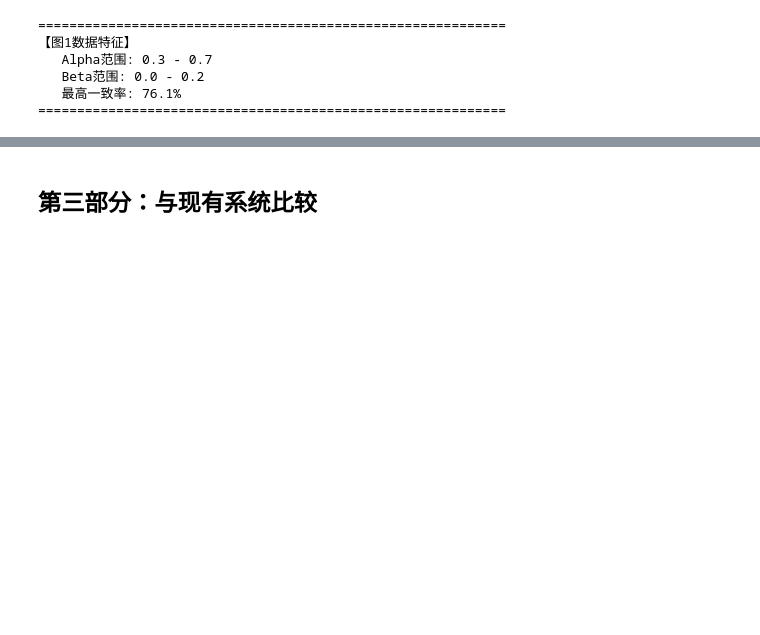
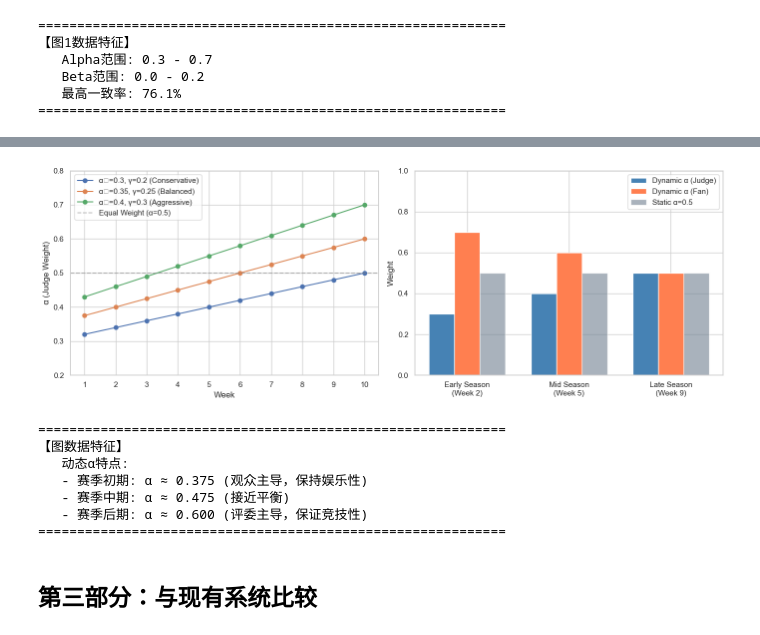
Before and after one commit to Jaxon1216/MathModelHub, a Jupyter notebook: competitions/Coder/问题四/问题四建模分析.ipynb, the cells around one changed output, grey strips where cells are left out. Drawn from its saved outputs; the diff is of its cells as text; code cells hidden in the pictures; blank space fills up the shorter version.

```diff
--- a/competitions/Coder/问题四/问题四建模分析.ipynb
+++ b/competitions/Coder/问题四/问题四建模分析.ipynb
@@ -306,3 +463,62 @@ print('='*60)
+# %%
+# 可视化：动态α系统
+fig, axes = plt.subplots(1, 2, figsize=(14, 5))
+
+# 图1：α随周次变化
+ax1 = axes[0]
+weeks = np.arange(1, 11)
+for alpha_0, gamma, label in [(0.3, 0.2, 'Conservative'), (0.35, 0.25, 'Balanced'), (0.4, 0.3, 'Aggressive')]:
+    alphas = [alpha_0 + gamma * (w/10) for w in weeks]
+    ax1.plot(weeks, alphas, 'o-', label=f'α₀={alpha_0}, γ={gamma} ({label})')
+
+ax1.axhline(y=0.5, color='gray', linestyle='--', alpha=0.5, label='Equal Weight (α=0.5)')
+ax1.set_xlabel('Week')
+ax1.set_ylabel('α (Judge Weight)')
+ax1.set_xticks(weeks)
+ax1.legend()
+ax1.set_ylim(0.2, 0.8)
+
+# 图2：动态α与静态α对比示意
+ax2 = axes[1]
+# 模拟一个场景：评委得分与观众投票差距大的情况
+scenarios = ['Early Season\n(Week 2)', 'Mid Season\n(Week 5)', 'Late Season\n(Week 9)']
+judge_dominant = [0.3, 0.4, 0.5]  # 评委主导程度
+fan_dominant = [0.7, 0.6, 0.5]    # 观众主导程度
+static_50 = [0.5, 0.5, 0.5]       # 静态α=0.5
+
+x = np.arange(len(scenarios))
+width = 0.25
+
+ax2.bar(x - width, judge_dominant, width, label='Dynamic α (Judge)', color=COLORS['primary'])
+ax2.bar(x, fan_dominant, width, label='Dynamic α (Fan)', color=COLORS['secondary'])
+ax2.bar(x + width, static_50, width, label='Static α=0.5', color=COLORS['neutral'], alpha=0.6)
+
+ax2.set_ylabel('Weight')
+ax2.set_xticks(x)
+ax2.set_xticklabels(scenarios)
+ax2.legend()
+ax2.set_ylim(0, 1)
+
+plt.tight_layout()
+plt.savefig('figures/fig2_dynamic_alpha.pdf', bbox_inches='tight')
+plt.show()
+
+print('='*60)
+print('【图数据特征】')
+print('   动态α特点:')
+print('   - 赛季初期: α ≈ 0.375 (观众主导，保持娱乐性)')
+print('   - 赛季中期: α ≈ 0.475 (接近平衡)')
+print('   - 赛季后期: α ≈ 0.600 (评委主导，保证竞技性)')
+print('='*60)
+# %% [output]
+[figure, added]
+============================================================
+【图数据特征】
+   动态α特点:
+   - 赛季初期: α ≈ 0.375 (观众主导，保持娱乐性)
+   - 赛季中期: α ≈ 0.475 (接近平衡)
+   - 赛季后期: α ≈ 0.600 (评委主导，保证竞技性)
+============================================================
 # %% [markdown]
 ## 第三部分：与现有系统比较
 # %%
```
Also changed, not shown: parts of 3 cells of this notebook, 29 other files.
